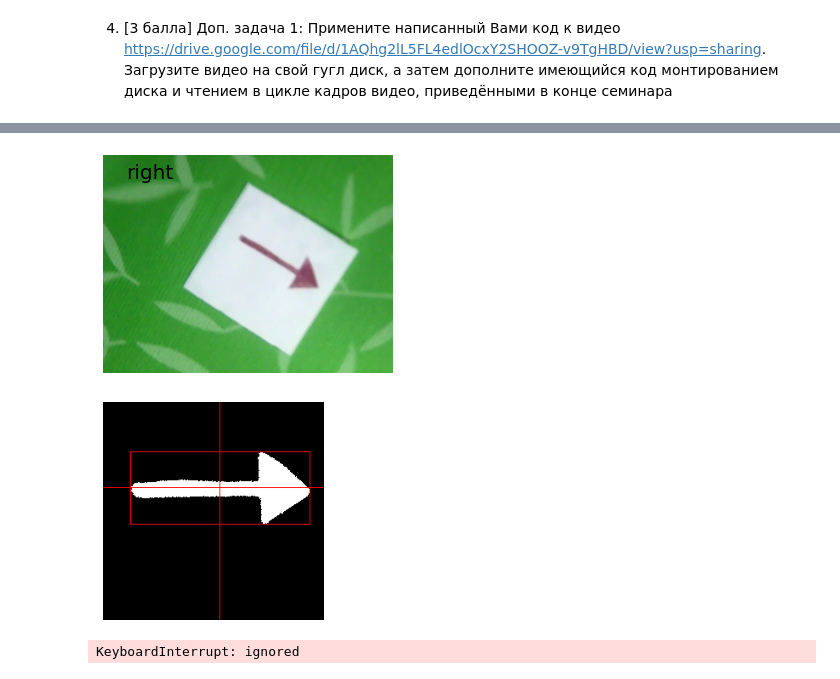
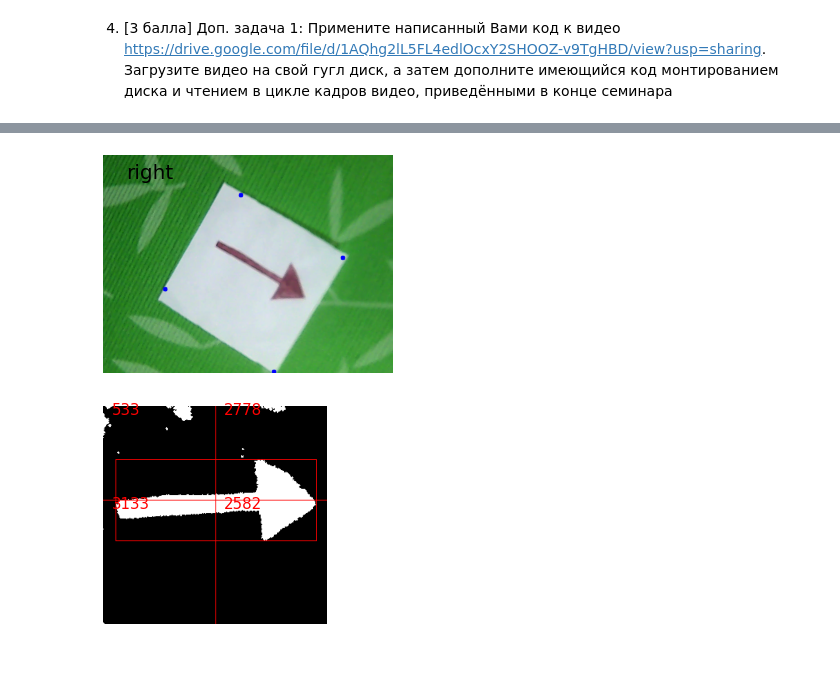
Before and after one commit to PtrShi/cvr_course, a Jupyter notebook: notebooks/cv_hw3_1.ipynb, the cells around one changed output, grey strips where cells are left out. Drawn from its saved outputs; the diff is of its cells as text; code cells hidden in the pictures.

```diff
--- a/notebooks/cv_hw3_1.ipynb
+++ b/notebooks/cv_hw3_1.ipynb
@@ -63,6 +63,8 @@ def get_arrow_direction (img_orig):
   cnt_hull = cv2.convexHull (cnt)
   epsilon = 0.05 * cv2.arcLength (cnt_hull, True)
   vertices = cv2.approxPolyDP (cnt_hull, epsilon, True)
+  epsilon_1 = 0.03 * cv2.arcLength (cnt_hull, True)
+  vertices_check_whole_sheet = cv2.approxPolyDP (cnt_hull, epsilon_1, True)
 
   vertices_norm = vertices [:,0,:]
   rect, unwarped_size = order_points (vertices_norm)
@@ -112,39 +114,46 @@ def get_arrow_direction (img_orig):
           direction = 'left'
         else:
           direction = 'unknown'
-  return direction, mask_unwarped_cropped,  box_x, box_y, box_w, box_h
+  return direction, mask_unwarped_cropped,  box_x, box_y, box_w, box_h, weight_tl, weight_tr, weight_br, weight_bl, vertices_check_whole_sheet
 # %%
 file = 'cvr_course/data/imgs/3.mov'
 vid = cv2.VideoCapture (file)
 while(vid.isOpened()):
 
   ret, frame = vid.read()
   if ret == True:
-    direction, mask_unwarped_cropped,  box_x, box_y, box_w, box_h, whole_sheet = get_arrow_direction (frame)
+    direction, mask_unwarped_cropped,  box_x, box_y, box_w, box_h, weight_tl, weight_tr, weight_br, weight_bl, vertices_check_whole_sheet = get_arrow_direction (frame)
     cx = int (box_x + box_w / 2)
     cy = int (box_y + box_h / 2)
 
     plt.text (50, 50, direction, fontsize=20)
-    if whole_sheet != 1:
-      plt.text (100, 50, '!', fontsize=20)
+    if len (vertices_check_whole_sheet) > 4:
+      plt.text (500, 50, '!', fontsize=30, color = 'red')
+    cv2.drawContours (frame, vertices_check_whole_sheet, -1, (0, 0, 255), 10)
+
     plt.imshow (frame)
     plt.axis ('off')
     plt.show ()
+    plt.clf ()
 
     mask_color = cv2.cvtColor (mask_unwarped_cropped, cv2.COLOR_GRAY2BGR)
     cv2.rectangle (mask_color, (box_x, box_y), (box_x + box_w, box_y + box_h), (255, 0, 0), 1)
     cv2.line (mask_color, (cx,0), (cx, mask_unwarped_cropped.shape[0] - 1), (255,0,0), 1)
     cv2.line (mask_color, (0,cy), (mask_unwarped_cropped.shape[1] - 1, cy), (255,0,0), 1)
+
+    plt.text (10, 10, weight_tl, fontsize=15, color = 'red')
+    plt.text (cx + 10, 10, weight_tr, fontsize=15, color = 'red')
+    plt.text (10, cy + 10, weight_br, fontsize=15, color = 'red')
+    plt.text (cx + 10, cy + 10, weight_bl, fontsize=15, color = 'red')
 
     plt.imshow (mask_color)
 
     plt.axis ('off')
     plt.show ()
     time.sleep (0.3)
     clear_output (wait = True)
   else:
     break
 # %% [output]
-[figure, old version]
+[figure, new version]
-[figure, old version]
+[figure, new version]
-KeyboardInterrupt: ignored
```
Also changed, not shown: parts of 1 cell of this notebook.
